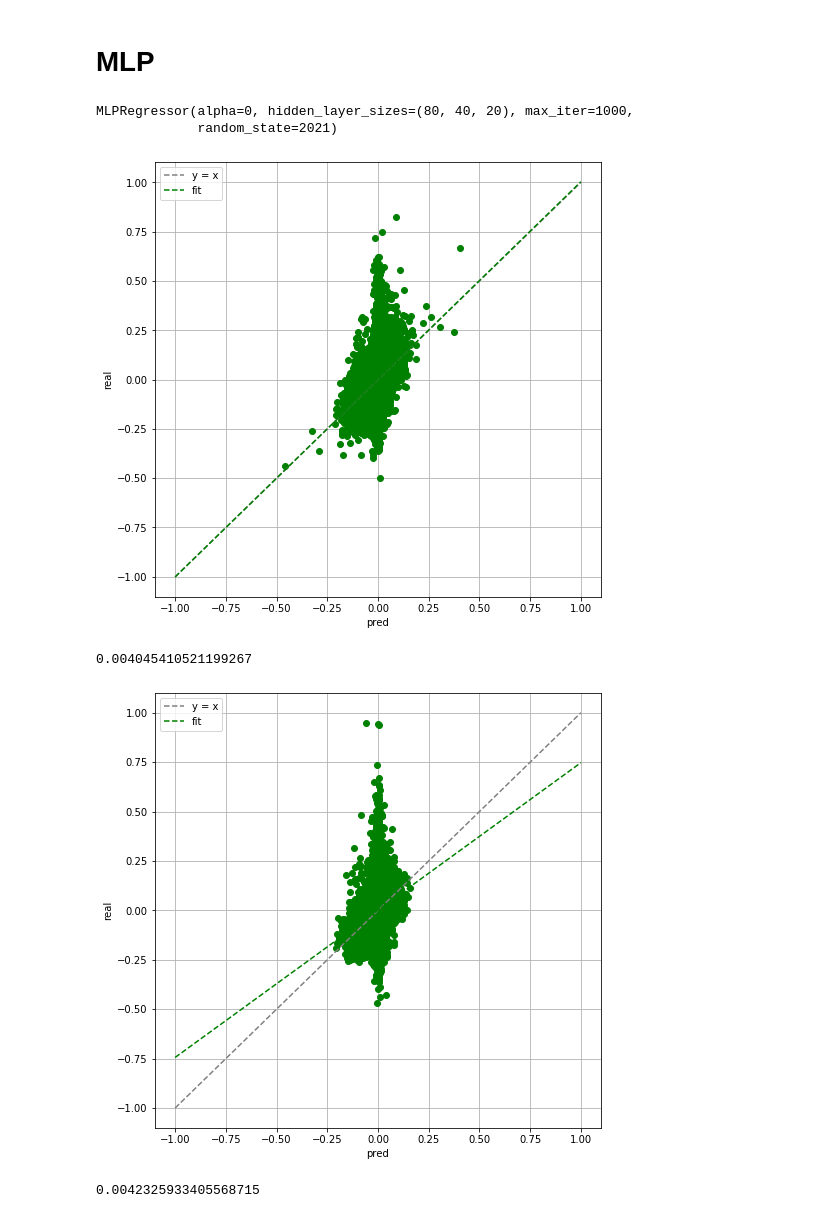
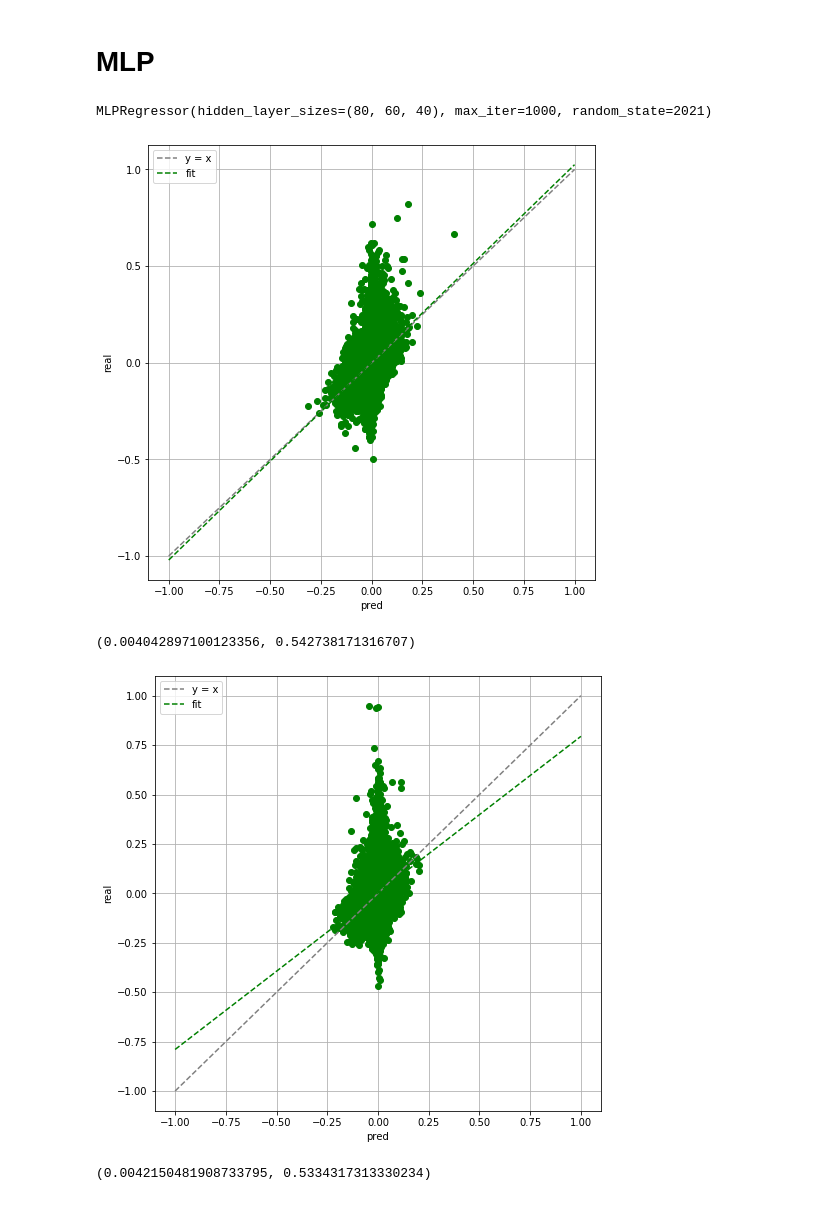
Before and after one commit to markzhao98/UbiQuantChallenge-4.4.1, a Jupyter notebook: Strategy/Strategy.ipynb, the cells around one changed output. Cells and saved outputs as stored; diff of their text form; code cells hidden in the pictures.

```diff
--- a/Strategy/Strategy.ipynb
+++ b/Strategy/Strategy.ipynb
@@ -69,10 +65,3 @@ y_validate = data_shuf[((data['day'] >= 500) & (data['day'] < 800)).values].drop
 X_validate = data_shuf[((data['day'] >= 500) & (data['day'] < 800)).values].dropna().iloc[:,8:108].values
 y_test = data_shuf[(data['day'] >= 800).values].dropna().close_chg_10.values
 X_test = data_shuf[(data['day'] >= 800).values].dropna().iloc[:,8:108].values
-# %%
-min_20 = 0
-n = 0
-all_num = []
-for i in range(100):
-    all_num.append(abs(np.corrcoef(X_train[:,i], y_train)[0][1]))
-print(sorted(all_num)[:20])
@@ -81,7 +67,0 @@ print(sorted(all_num)[:20])
-# %%
-ind = []
-for i in range(100):
-    if abs(np.corrcoef(X_train[:,i], y_train)[0][1]) < 0.008226:
-        ind.append(i)
-ind = np.array(ind) + 8
-ind
@@ -118,3 +91,18 @@ X_test = test_data_shuf[(data['day'] >= 800).values].dropna().iloc[:,8:88].value
+# %%
+def to_pm(s):
+    '''
+    提取序列中的正负号 ( e.g. [-3, 2, -2, 3] -> [-1, 1, -1, 1] )
+    s : array
+    '''
+    s_pm = np.zeros(s.shape)
+    for i in range(len(s)):
+        if s[i] > 0:
+            s_pm[i] = 1
+        if s[i] < 0:
+            s_pm[i] = -1
+    return s_pm
+def calc_accuracy(pred, real):
+    return (1 + np.sum(to_pm(pred) * to_pm(real))/len(pred))/2
 # %% [markdown]
 # linear model
 # %%
@@ -206,11 +190,10 @@ mean_squared_error(y_validate_pred, y_validate)
 # %%
 from sklearn.neural_network import MLPRegressor
 
-hidden_layer_sizes = (80, 40, 20)
-max_iter = 1000  # default = 20
-alpha = 0.0001  # default = 0.0001
-alpha = 0
-learning_rate_init = 0.001  # default = 0.001
+hidden_layer_sizes = (80, 60, 40)
+max_iter = 1000
+alpha = 0.0001
+learning_rate_init = 0.001
 
 nnr = MLPRegressor(hidden_layer_sizes = hidden_layer_sizes,
                    max_iter = max_iter,
@@ -219,27 +202,24 @@ nnr = MLPRegressor(hidden_layer_sizes = hidden_layer_sizes,
                    random_state = 2021)
 
 nnr.fit(X_train, y_train)
-
-# pickle.dump(nnr, open('Model/MLP_model_1.sav', 'wb'))
 # %% [output]
-MLPRegressor(alpha=0, hidden_layer_sizes=(80, 40, 20), max_iter=1000,
-             random_state=2021)
+MLPRegressor(hidden_layer_sizes=(80, 60, 40), max_iter=1000, random_state=2021)
 # %%
 y_train_pred = nnr.predict(X_train)
 
 plt.figure(figsize=(8, 8))
 plt.plot(y_train_pred, y_train, 'go')
 plt.plot([-1,1], [-1,1], 'grey', ls = '--', label = 'y = x')
 plt.plot([-1,1], np.poly1d(np.polyfit(y_train_pred, y_train, 1))([-1,1]), 'g--', label = 'fit')
 plt.xlabel('pred')
 plt.ylabel('real')
 plt.grid()
 plt.legend()
 plt.show()
-mean_squared_error(y_train_pred, y_train)
+mean_squared_error(y_train_pred, y_train), calc_accuracy(y_train_pred, y_train)
 # %% [output]
-[figure, old version]
+[figure, new version]
-0.004045410521199267
+(0.004042897100123356, 0.542738171316707)
 # %%
 y_validate_pred = nnr.predict(X_validate)
 
@@ -252,10 +232,10 @@ plt.ylabel('real')
 plt.grid()
 plt.legend()
 plt.show()
-mean_squared_error(y_validate_pred, y_validate)
+mean_squared_error(y_validate_pred, y_validate), calc_accuracy(y_validate_pred, y_validate)
 # %% [output]
-[figure, old version]
+[figure, new version]
-0.0042325933405568715
+(0.0042150481908733795, 0.5334317313330234)
 # %%
 y_test_pred = nnr.predict(X_test)
 
```
Also changed, not shown: parts of 30 cells of this notebook, 2 other files.
